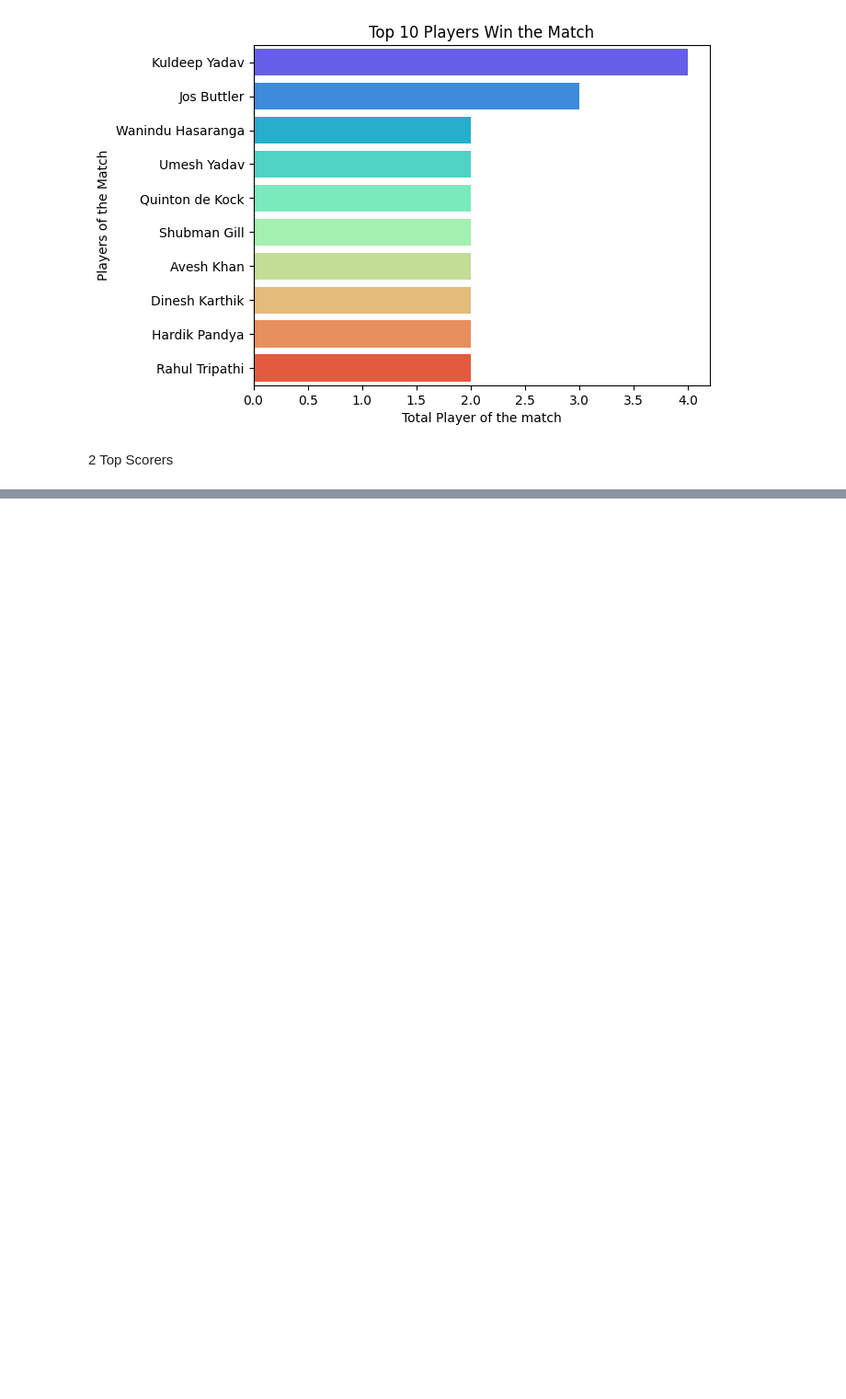
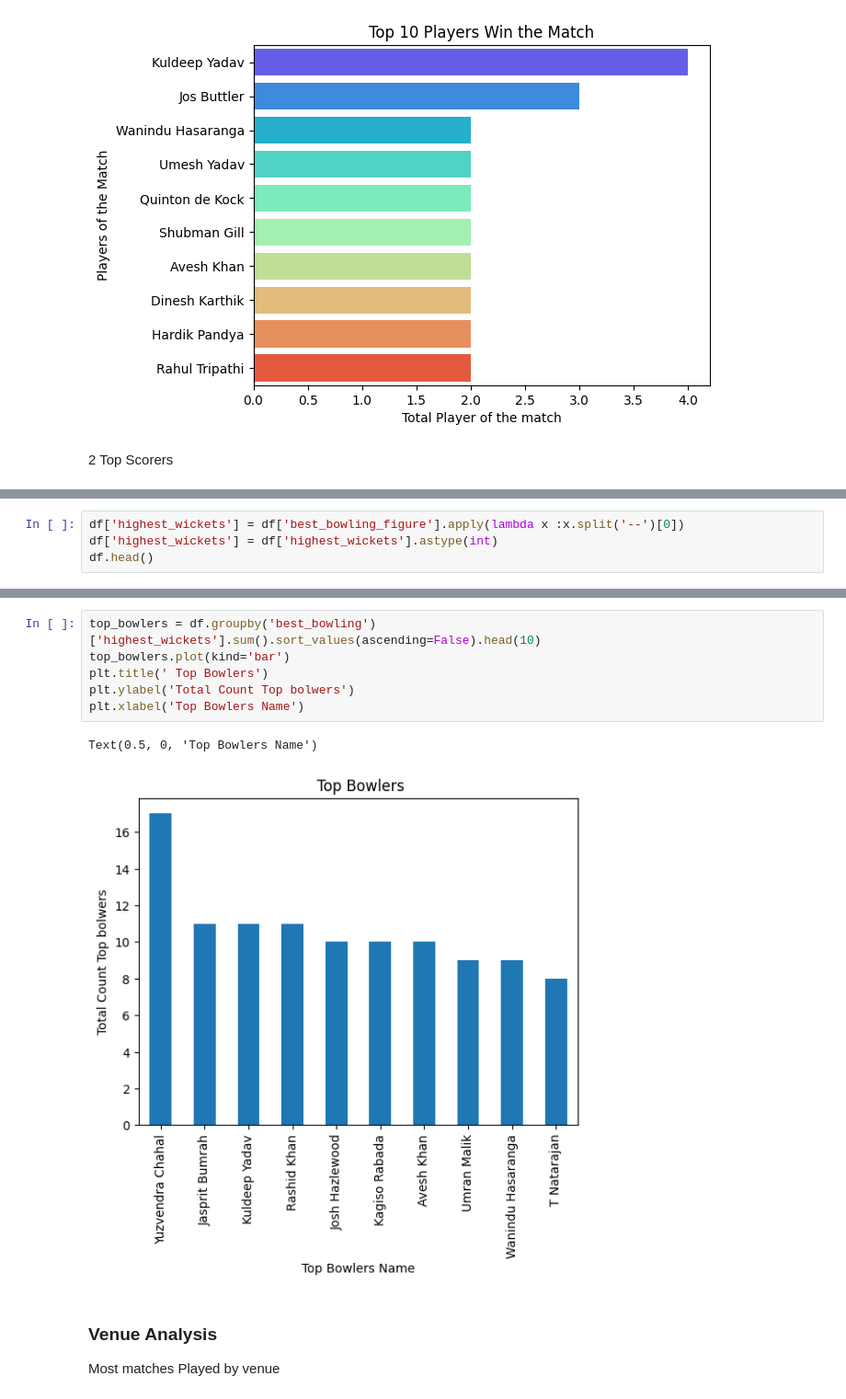
Before and after one commit to PrinceYadav0312/Data-Science, a Jupyter notebook: Project/IplcapstoneProject.ipynb, the cells around one changed output, grey strips where cells are left out. Shown: that part at 92% size. Cells and saved outputs as stored; diff of their text form; blank space fills up the shorter version.

```diff
--- a/Project/IplcapstoneProject.ipynb
+++ b/Project/IplcapstoneProject.ipynb
@@ -130,0 +133,4 @@ Text(0.5, 0, 'Top Scorer Names')
+# %%
+df['highest_wickets'] = df['best_bowling_figure'].apply(lambda x :x.split('--')[0])
+df['highest_wickets'] = df['highest_wickets'].astype(int)
+df.head()
@@ -130,0 +145,12 @@ Text(0.5, 0, 'Top Scorer Names')
+# %%
+top_bowlers = df.groupby('best_bowling') ['highest_wickets'].sum().sort_values(ascending=False).head(10)
+top_bowlers.plot(kind='bar')
+plt.title(' Top Bowlers')
+plt.ylabel('Total Count Top bolwers')
+plt.xlabel('Top Bowlers Name')
+# %% [output]
+Text(0.5, 0, 'Top Bowlers Name')
+[figure, added]
+# %% [markdown]
+### Venue Analysis
+Most matches Played by venue
```
Also changed, not shown: parts of 11 cells of this notebook.
